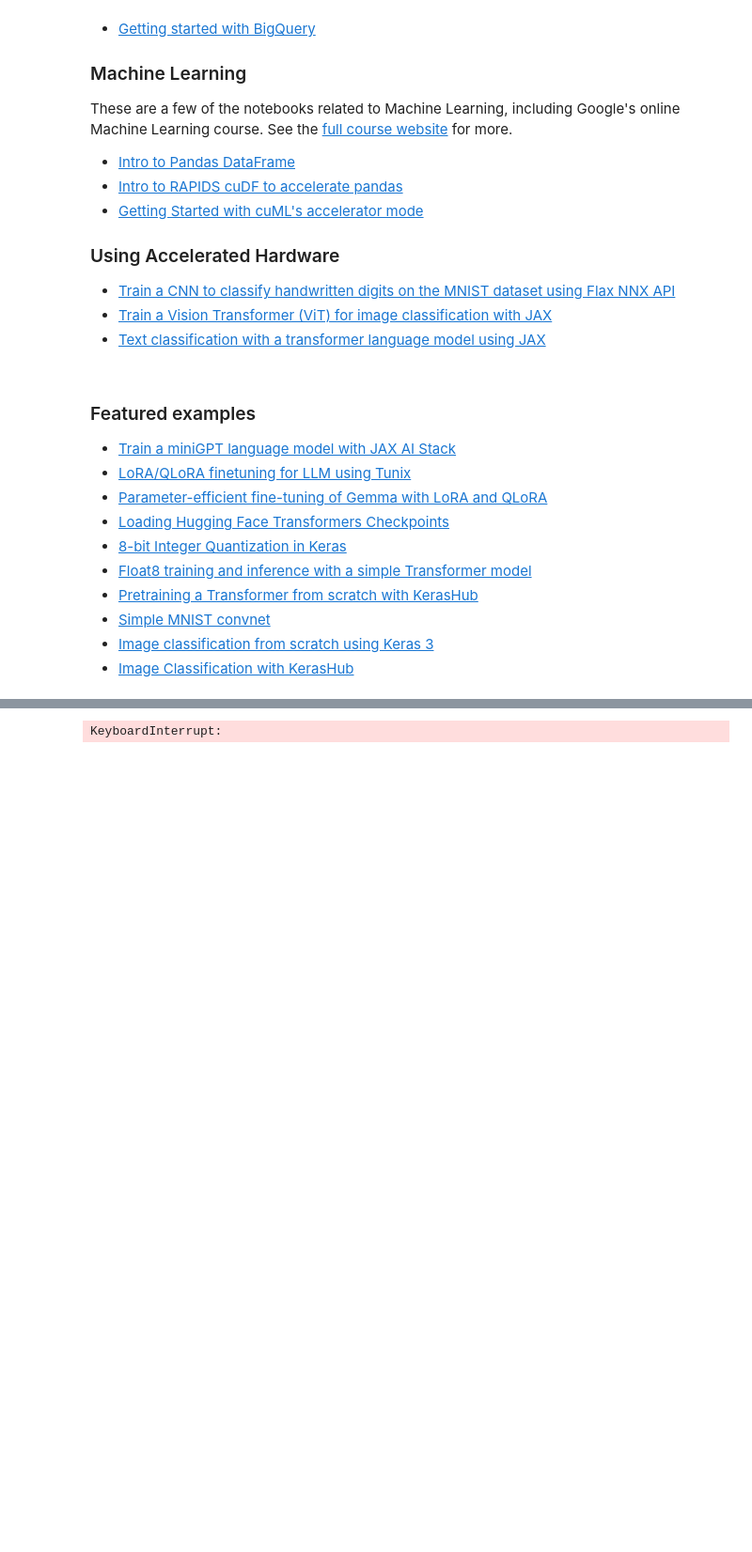
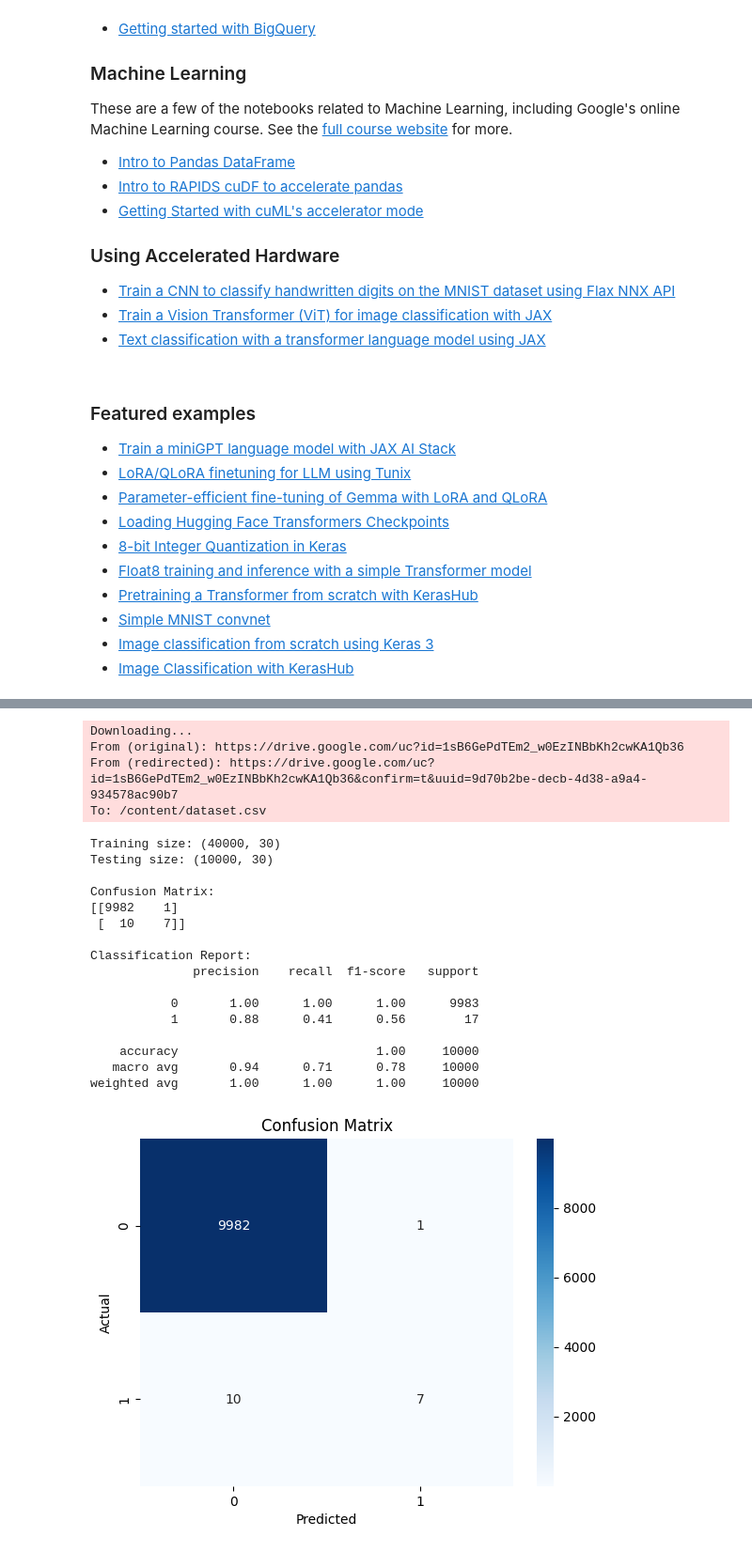
Before and after one commit to sidd696/codsoft, a Jupyter notebook: Copy_of_Welcome_To_Colab (1).ipynb, the cells around one changed output, grey strips where cells are left out. Shown at 94% size. Drawn from its saved outputs; the diff is of its cells as text; code cells hidden in the pictures; blank space fills up the shorter version.

```diff
--- a/Copy_of_Welcome_To_Colab (1).ipynb
+++ b/Copy_of_Welcome_To_Colab (1).ipynb
@@ -213,8 +213,6 @@ These are a few of the notebooks related to Machine Learning, including Google's
 - [Image classification from scratch using Keras 3](https://keras.io/examples/vision/image_classification_from_scratch/)
 - [Image Classification with KerasHub](https://keras.io/keras_hub/guides/classification_with_keras_hub/)
 # %%
-!pip install gdown
-
 import gdown
 
 url = "https://drive.google.com/uc?id=1sB6GePdTEm2_w0EzINBbKh2cwKA1Qb36"
@@ -225,28 +223,21 @@ import pandas as pd
 df = pd.read_csv("dataset.csv")
 df.head()
 
-# Install library (only needed once per session)
+# Install library
 !pip install imbalanced-learn -q
-
-# Upload dataset
-from google.colab import files
-uploaded = files.upload()
 
 # Import libraries
 import pandas as pd
 import numpy as np
+import seaborn as sns
 
 from sklearn.model_selection import train_test_split
 from sklearn.preprocessing import StandardScaler
 from sklearn.ensemble import RandomForestClassifier
 from sklearn.metrics import classification_report, confusion_matrix
 
-# Load dataset
-data = pd.read_csv("creditcard.csv")
-print("Dataset shape:", data.shape)
-
 # (Optional) Reduce dataset size for faster execution
-data = data.sample(n=50000, random_state=42)
+data = df.sample(n=50000, random_state=42)
 
 # Separate features and target
 X = data.drop("Class", axis=1)
@@ -297 +287,21 @@ plt.show()
-KeyboardInterrupt:
+Downloading...
+From (original): https://drive.google.com/uc?id=1sB6GePdTEm2_w0EzINBbKh2cwKA1Qb36
+From (redirected): https://drive.google.com/uc?id=1sB6GePdTEm2_w0EzINBbKh2cwKA1Qb36&confirm=t&uuid=9d70b2be-decb-4d38-a9a4-934578ac90b7
+To: /content/dataset.csv
+Training size: (40000, 30)
+Testing size: (10000, 30)
+
+Confusion Matrix:
+[[9982    1]
+ [  10    7]]
+
+Classification Report:
+              precision    recall  f1-score   support
+
+           0       1.00      1.00      1.00      9983
+           1       0.88      0.41      0.56        17
+
+    accuracy                           1.00     10000
+   macro avg       0.94      0.71      0.78     10000
+weighted avg       1.00      1.00      1.00     10000
+[figure, added]
```
Also changed, not shown: parts of 2 cells of this notebook.
